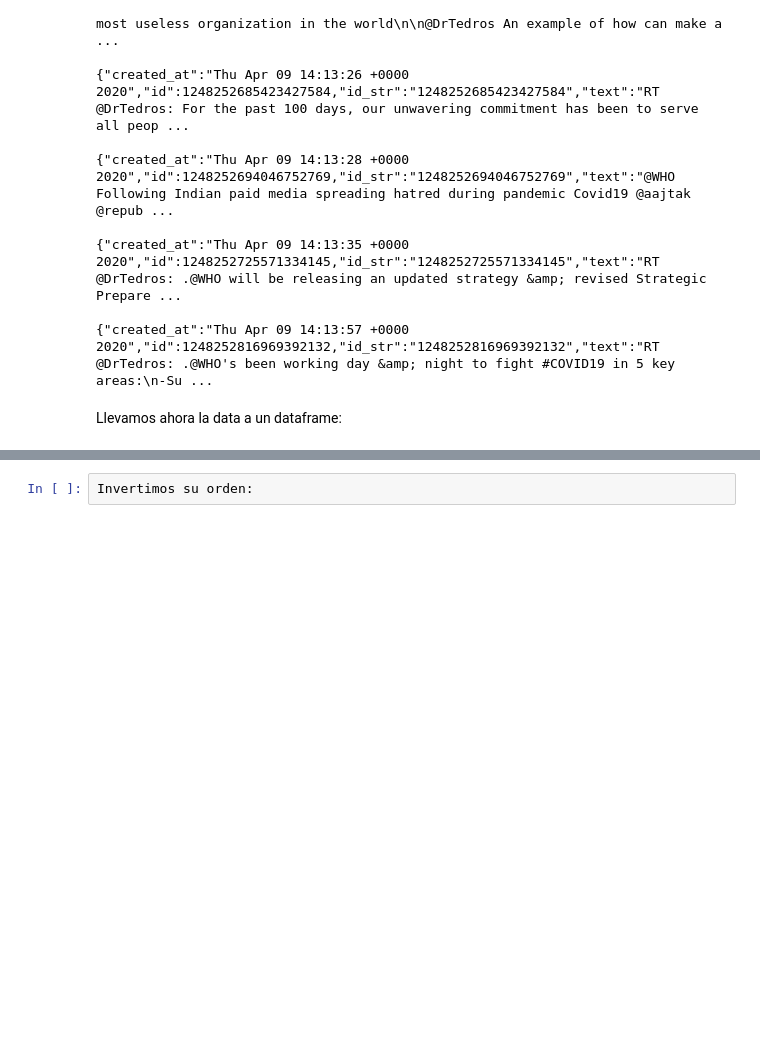
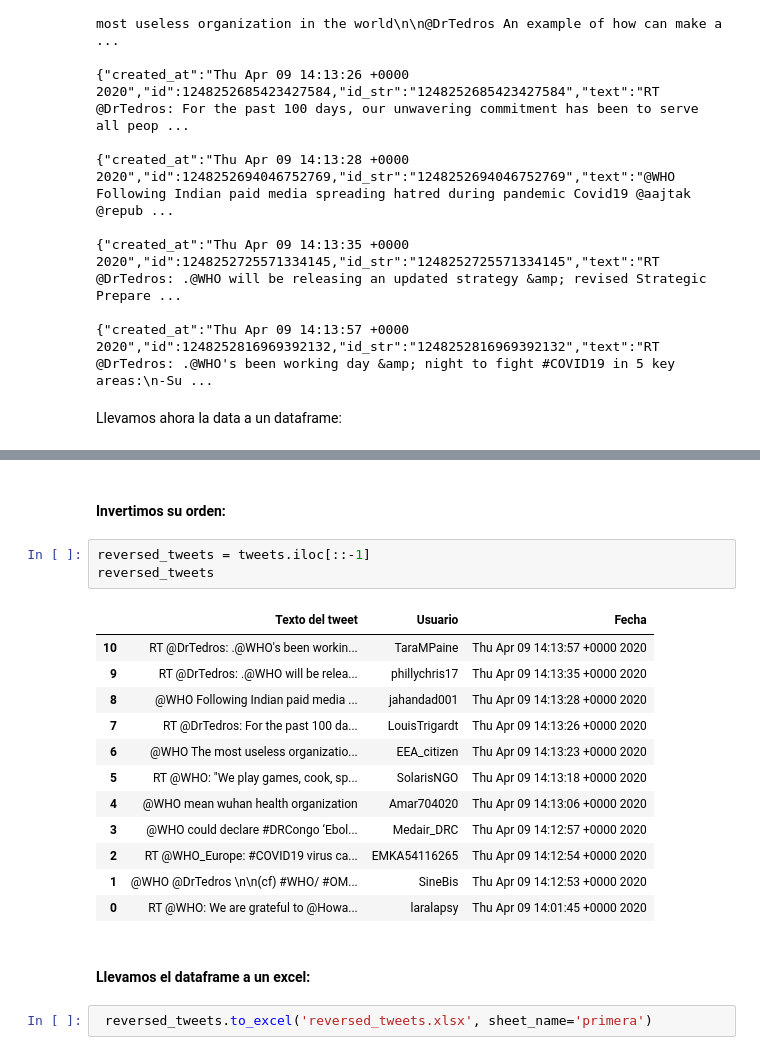
Before and after one commit to Sud-Austral/Repositorio_extraccion_de_data_de_RRSS_con_Python, a Jupyter notebook: 080420 Extracción en tiempo real de tweets por usuario V.ipynb, the cells around one changed output, grey strips where cells are left out. Saved outputs shown, nothing was run; the diff lists cells and outputs as text; blank space fills up the shorter version.

```diff
--- a/080420 Extracción en tiempo real de tweets por usuario V.ipynb
+++ b/080420 Extracción en tiempo real de tweets por usuario V.ipynb
@@ -118,2 +136,22 @@ tweets.head()
-# %%
-Invertimos su orden:
+# %% [markdown]
+#### Invertimos su orden:
+# %%
+reversed_tweets = tweets.iloc[::-1]
+reversed_tweets
+# %% [output]
+|  | Texto del tweet | Usuario | Fecha |
+| 10 | RT @DrTedros: .@WHO's been workin... | TaraMPaine | Thu Apr 09 14:13:57 +0000 2020 |
+| 9 | RT @DrTedros: .@WHO will be relea... | phillychris17 | Thu Apr 09 14:13:35 +0000 2020 |
+| 8 | @WHO Following Indian paid media ... | jahandad001 | Thu Apr 09 14:13:28 +0000 2020 |
+| 7 | RT @DrTedros: For the past 100 da... | LouisTrigardt | Thu Apr 09 14:13:26 +0000 2020 |
+| 6 | @WHO The most useless organizatio... | EEA_citizen | Thu Apr 09 14:13:23 +0000 2020 |
+| 5 | RT @WHO: "We play games, cook, sp... | SolarisNGO | Thu Apr 09 14:13:18 +0000 2020 |
+| 4 | @WHO mean wuhan health organization | Amar704020 | Thu Apr 09 14:13:06 +0000 2020 |
+| 3 | @WHO could declare #DRCongo ‘Ebol... | Medair_DRC | Thu Apr 09 14:12:57 +0000 2020 |
+| 2 | RT @WHO_Europe: #COVID19 virus ca... | EMKA54116265 | Thu Apr 09 14:12:54 +0000 2020 |
+| 1 | @WHO @DrTedros \n\n(cf) #WHO/ #OM... | SineBis | Thu Apr 09 14:12:53 +0000 2020 |
+| 0 | RT @WHO: We are grateful to @Howa... | laralapsy | Thu Apr 09 14:01:45 +0000 2020 |
+# %% [markdown]
+#### Llevamos el dataframe a un excel:
+# %%
+ reversed_tweets.to_excel('reversed_tweets.xlsx', sheet_name='primera')
```
Also changed, not shown: parts of 2 cells of this notebook, 1 other file.
